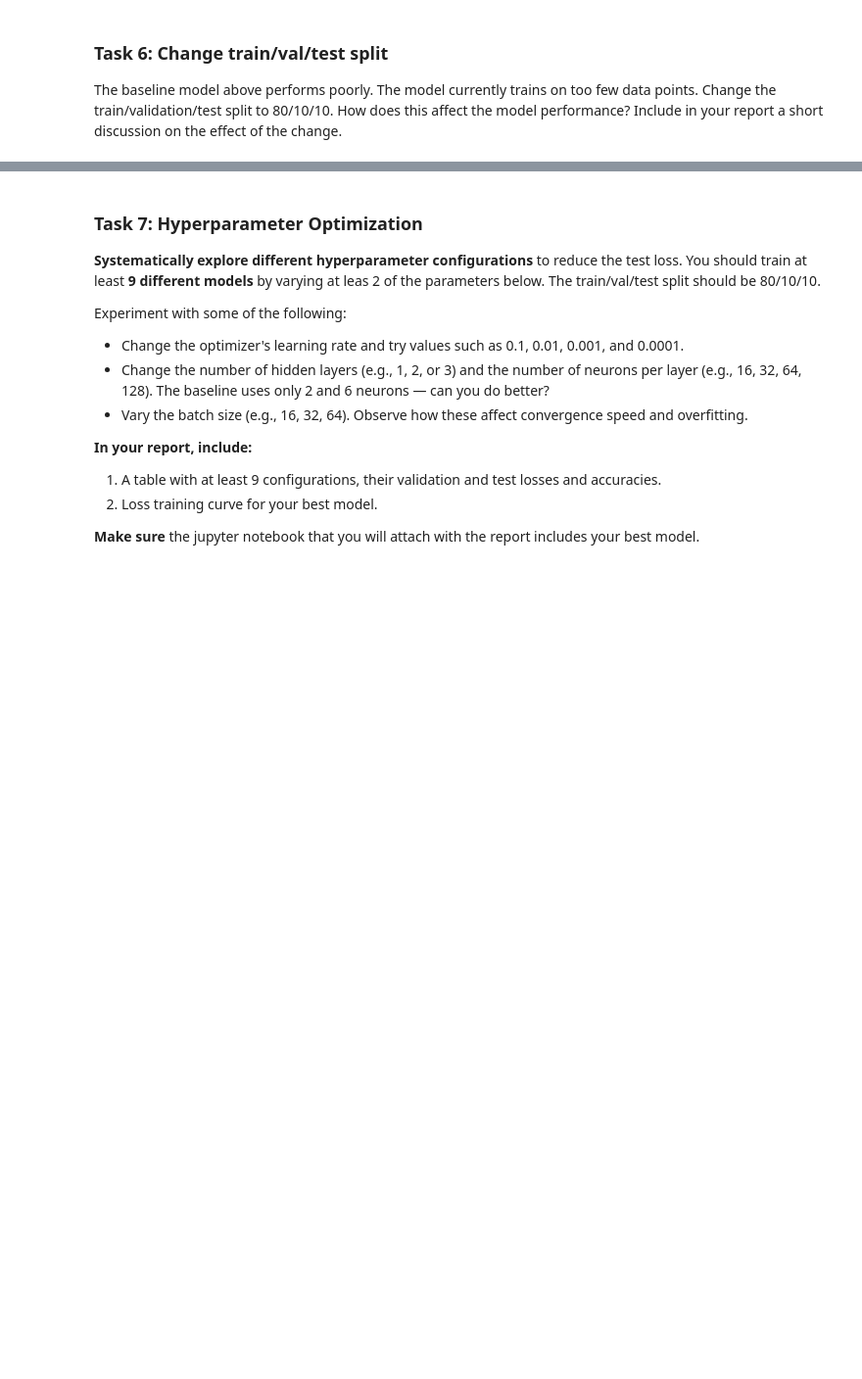
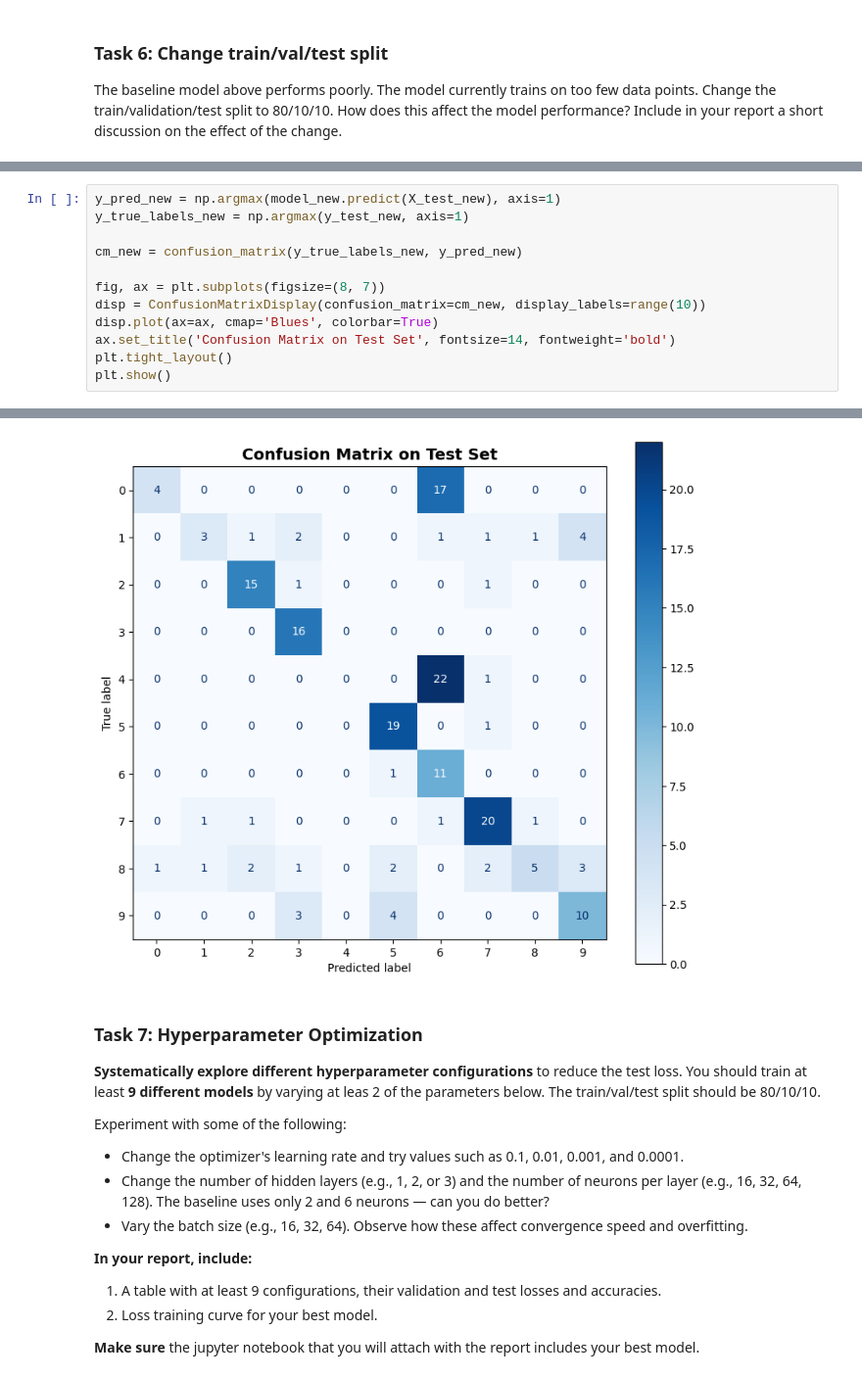
Before and after one commit to tonnerinho/Applied-Machine-Learning, a Jupyter notebook: Lab3/Lab3_UnsupervisedClustering_SupervisedNNClassifier.ipynb, the cells around one changed output, grey strips where cells are left out. Shown at 98% size. Drawn from its saved outputs; the diff is of its cells as text; blank space fills up the shorter version.

```diff
--- a/Lab3/Lab3_UnsupervisedClustering_SupervisedNNClassifier.ipynb
+++ b/Lab3/Lab3_UnsupervisedClustering_SupervisedNNClassifier.ipynb
@@ -776,0 +864,13 @@ Change the train/validation/test split to 80/10/10. How does this affect the mod
+# %%
+y_pred_new = np.argmax(model_new.predict(X_test_new), axis=1)
+y_true_labels_new = np.argmax(y_test_new, axis=1)
+
+cm_new = confusion_matrix(y_true_labels_new, y_pred_new)
+
+fig, ax = plt.subplots(figsize=(8, 7))
+disp = ConfusionMatrixDisplay(confusion_matrix=cm_new, display_labels=range(10))
+disp.plot(ax=ax, cmap='Blues', colorbar=True)
+ax.set_title('Confusion Matrix on Test Set', fontsize=14, fontweight='bold')
+plt.tight_layout()
+plt.show()
+# %% [output]
@@ -777,3 +878,4 @@ Change the train/validation/test split to 80/10/10. How does this affect the mod
+[figure, added]
 # %% [markdown]
 ### Task 7: Hyperparameter Optimization
 
```
Also changed, not shown: parts of 10 cells of this notebook.
